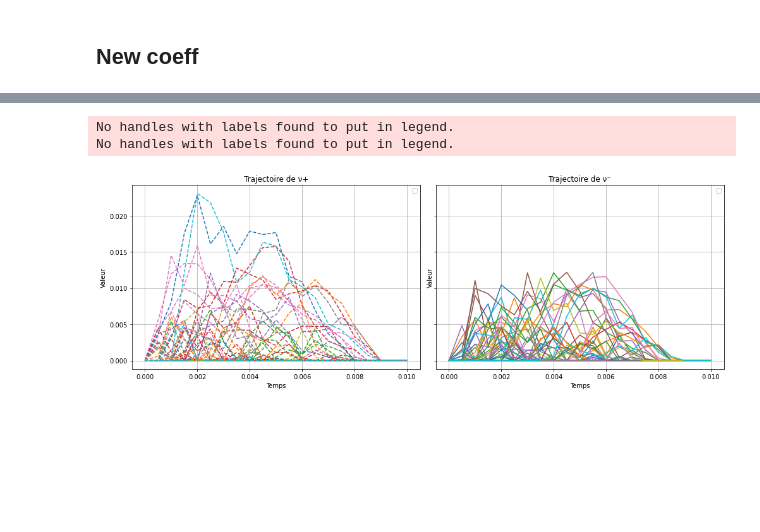
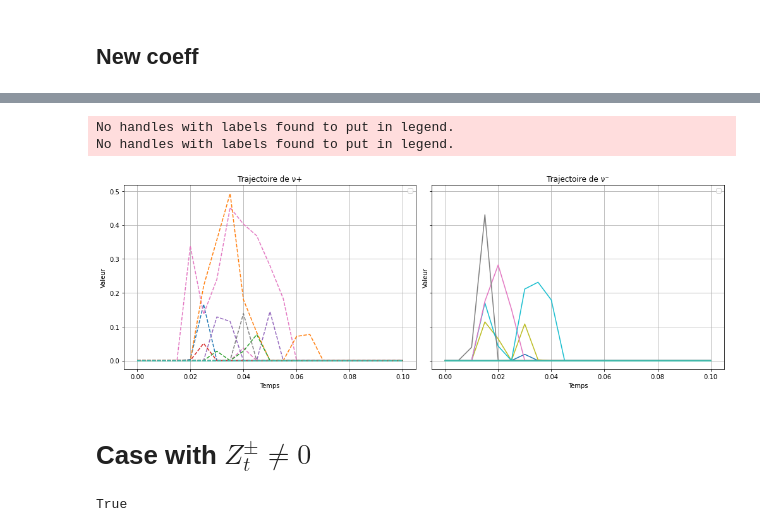
Before and after one commit to AdrienMathieu-eng/Nash-Equilibrium-, a Jupyter notebook: FBSDE_system.ipynb, the cells around one changed output, grey strips where cells are left out. Saved outputs shown, nothing was run; the diff lists cells and outputs as text; code cells hidden in the pictures; blank space fills up the shorter version.

```diff
--- a/FBSDE_system.ipynb
+++ b/FBSDE_system.ipynb
@@ -47,13 +70,14 @@ SIG = 20
 # %%
-Kappa = 1.8
+Kappa = .1
 KKappa = .1
-K = 4
+K = 1
 B = 1 / (2 * K * (1 - K * KKappa))
 Beta = (1-2*K*KKappa)*B
-Zeta = .5
+Zeta = 1
 Phi_I = Phi_M = 0
 Alpha_I = Alpha_M = 0
 Eta  = .1
-T = 0.01
+T = 0.1
 N = 20
-SIG = 50
+SIG = 5
+d = (1/(2*Kappa)/(1+B/(2*Kappa)))
@@ -128,7 +155,7 @@ def compute_loss(Y_I_T,Y_M_T,Q_I_T,Q_M_T,alpha_I=Alpha_I,alpha_M=Alpha_M):
     target_M = - 2*alpha_M*Q_M_T
     return torch.mean((Y_I_T - target_I) ** 2 + (Y_M_T - target_M)**2)
 # %%
-def train(Z_nets, Y0_I,Y0_M, Q0_I, Q0_M, b_QI, b_QM, b_YI, b_YM,T, N, num_steps=3000, batch_size=100):
+def train(Z_nets, Y0_I,Y0_M, Q0_I, Q0_M, b_QI, b_QM, b_YI, b_YM,T, N, num_steps=1000, batch_size=100):
     optimizer = torch.optim.Adam(
         [{'params': net.parameters()} for net_list in Z_nets for net in net_list] + [{'params': [Y0_I,Y0_M]}],
         lr=1e-3
@@ -163,12 +190,12 @@ def b_QI(y_I, y_M, beta=Beta, k=K, kappa=Kappa, zeta=Zeta,b=B,kappa_U=KKappa):
 
     left = torch.where(
         c > 0,
-        (c / (2 * kappa)) / (beta / (2 * kappa) + 1),
+        (c / (2 * kappa)) / (b / (2 * kappa) + 1),
         torch.zeros_like(c)
     )
     right = torch.where(
         tilde_c > 0,
-        (tilde_c / (2 * kappa) ) / (beta / (2 * kappa) + 1),
+        (tilde_c / (2 * kappa) ) / (b / (2 * kappa) + 1),
         torch.zeros_like(tilde_c)
     )
     return left - right
@@ -179,15 +206,15 @@ def b_QM(y_I, y_M, beta=Beta, k=K, kappa=Kappa, zeta=Zeta,b=B,kappa_u = KKappa):
 
     left = torch.where(
         c > 0,
-        (c / (2 * kappa)) / (beta / (2 * kappa) + 1),
+        (c / (2 * kappa)) / (b / (2 * kappa) + 1),
         torch.zeros_like(c)
     )
     right = torch.where(
         tilde_c > 0,
-        (tilde_c / (2 * kappa)) / (beta / (2 * kappa) + 1),
+        (tilde_c / (2 * kappa)) / (b / (2 * kappa) + 1),
         torch.zeros_like(tilde_c)
     )
-    return k*beta*(left-right) + 2*k**2*b*y_M  - (left - right)
+    return k*b*(left-right) + 2*k**2*b*y_M  - (left - right)
 
 def b_YI(q_I, alpha, phi_I=Phi_I):
     return 2 * phi_I * q_I - alpha
@@ -270,17 +290,17 @@ def plot_trajectory(Q_I, Q_M, Y_I, Y_M, alpha, T, N, batch_idx=0,batch_size=100)
         if c[t] <= 0:
             nu_plus.append(0)
         else:
-            nu_plus.append((c[t]/(2*Kappa))/((Beta/(2*Kappa)+1)))
+            nu_plus.append((c[t]/(2*Kappa))/((B/(2*Kappa)+1)))
 
     for t in range(N+1):
         if tilde_c[t] <= 0:
             nu_minus.append(0)
         else:
-            nu_minus.append((tilde_c[t]/(2*Kappa))/((Beta/(2*Kappa)+1)) )
+            nu_minus.append((tilde_c[t]/(2*Kappa))/((B/(2*Kappa)+1)) )
 
     for t in range(N+1):
-        delta_plus.append(Beta*nu_plus[t] + Beta*Zeta + B*K*Y_M_vals[t])
-        delta_minus.append(Beta*nu_minus[t] + Beta*Zeta - B*K*Y_M_vals[t])
+        delta_plus.append(B*nu_plus[t] + Beta*Zeta + B*K*Y_M_vals[t])
+        delta_minus.append(B*nu_minus[t] + Beta*Zeta - B*K*Y_M_vals[t])
 
     proj_alpha = [ Y_I_vals[t] - B*K*Y_M_vals[t] for t in range(N+1)]
     proj_alpha_compt = [(1-K*B)*alpha_vals[t]*(1-np.exp(-(T-time_grid[t])))/Eta for t in range(N+1)]
@@ -329,7 +349,7 @@ def plot_after_training(batch_size=100):
         Q0_I.expand(batch_size, -1), Q0_M.expand(batch_size, -1), Y0_I.expand(batch_size, -1), Y0_M.expand(batch_size, -1), Z_nets, b_QI, b_QM, b_YI, b_YM, T, N,dW_S,dW_A)
 
     # Affichage des courbes pour le premier élément du batch
-    plot_trajectory(Q_I, Q_M, Y_I, Y_M,alpha, T, N, batch_idx=20,batch_size=100)
+    plot_trajectory(Q_I, Q_M, Y_I, Y_M,alpha, T, N, batch_idx=1,batch_size=100)
 
 # Appeler la fonction pour afficher les courbes après l'entraînement
 plot_after_training()
@@ -367,8 +384,8 @@ def plot_nu_trajectories(Q_I, Q_M, Y_I, Y_M, alpha, T, N, batch_indices):
             #True parms:
             c = -B*(1-2*K*KKappa)*Zeta + (1-B*K)*alpha_vals[t]*(1-np.exp(-(T-time_grid[t])))/Eta
             tilde_c = -B*(1-2*K*KKappa)*Zeta- (1-B*K)*alpha_vals[t]*(1-np.exp(-(T-time_grid[t])))/Eta
-            nu_plus.append((c/(2*Kappa))/(Beta/(2*Kappa)+1) if c > 0 else 0)
-            nu_minus.append((tilde_c/(2*Kappa))/(Beta/(2*Kappa)+1) if tilde_c > 0 else 0)
+            nu_plus.append((c/(2*Kappa))/(B/(2*Kappa)+1) if c > 0 else 0)
+            nu_minus.append((tilde_c/(2*Kappa))/(B/(2*Kappa)+1) if tilde_c > 0 else 0)
 
         #nu_plus = [(ct/(2*Kappa))/(Beta/(2*Kappa)+1) if ct > 0 else 0 for ct in c]
         #nu_minus = [(tc/(2*Kappa))/(Beta/(2*Kappa)+1) if tc > 0 else 0 for tc in tilde_c]
@@ -389,31 +406,33 @@ def plot_nu_trajectories(Q_I, Q_M, Y_I, Y_M, alpha, T, N, batch_indices):
 
     plt.tight_layout()
     plt.show()
 
 
     for batch_idx in batch_indices:
         Q_I_vals = [Q_I[t][batch_idx].item() for t in range(N+1)]
         Q_M_vals = [Q_M[t][batch_idx].item() for t in range(N+1)]
         Y_I_vals = [Y_I[t][batch_idx].item() for t in range(N+1)]
         Y_M_vals = [Y_M[t][batch_idx].item() for t in range(N+1)]
         alpha_vals = [alpha[t][batch_idx].item() for t in range(N+1)]
 
 # Fonction principale
 def plot_after_training(batch_size=100, batch_indices=[0, 1, 2, 3, 4]):
     Q_I, Q_M, Y_I, Y_M, _, _, _, _, alpha = simulate_trajectory(
         Q0_I.expand(batch_size, -1),
         Q0_M.expand(batch_size, -1),
         Y0_I.expand(batch_size, -1),
         Y0_M.expand(batch_size, -1),
         Z_nets, b_QI, b_QM, b_YI, b_YM,
         T, N, dW_S, dW_A
     )
 
     plot_nu_trajectories(Q_I, Q_M, Y_I, Y_M, alpha, T, N, batch_indices)
 
 # Appel de la fonction
 plot_after_training(batch_size=100, batch_indices=[k for k in range(100)])
 # %% [output]
 No handles with labels found to put in legend.
 No handles with labels found to put in legend.
-[figure, old version]
+[figure, new version]
+# %% [markdown]
+# Case with $Z_t^\pm \neq 0$
@@ -419,0 +457,12 @@ No handles with labels found to put in legend.
+# %%
+def condition():
+    term1 = 8 * T**2 * d**2 + 4 * T**2 * B**2 * K**2 * d**2 + 4 * T**2 * d**2
+    term2 = 8 * T**2 * d**2 * B**2 * K**2 + 4 * T**2 * B**2 * K**4 + 8 * T**2 * B**4 * K**4 * d**2 + 8 * T**2 * B**2 * K**2
+    term3 = 16 * (Phi_I)**2 * T**2 + 128 * (T**2 * (Phi_I)**2 + (Alpha_I)**2)
+    term4 = 16 * (Phi_M)**2 * T**2 + 128 * (T**2 * (Phi_M)**2 + (Alpha_M)**2)
+
+    cond = max(term1, term2, term3, term4) < 1/4
+    return(cond)
+print(condition())
+# %% [output]
+True
```
Also changed, not shown: parts of 17 cells of this notebook.
